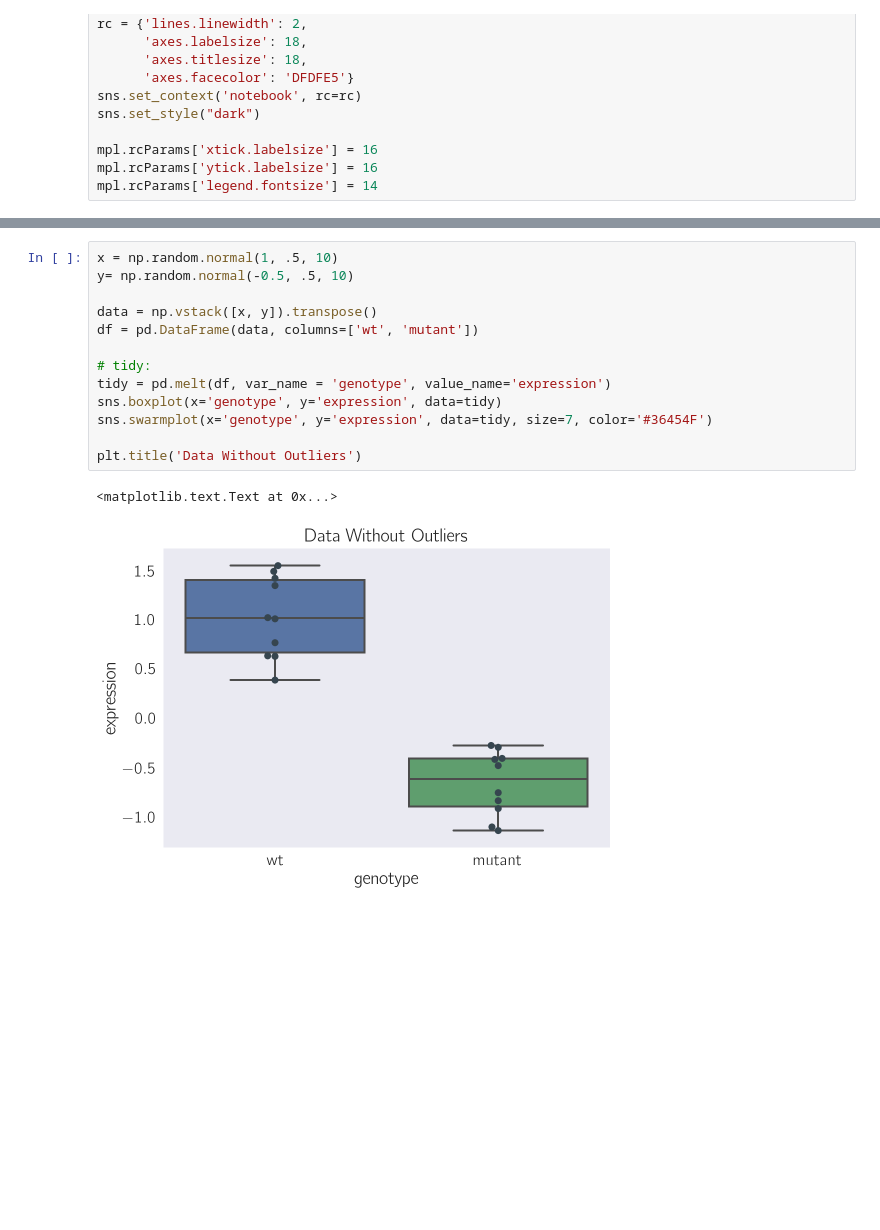
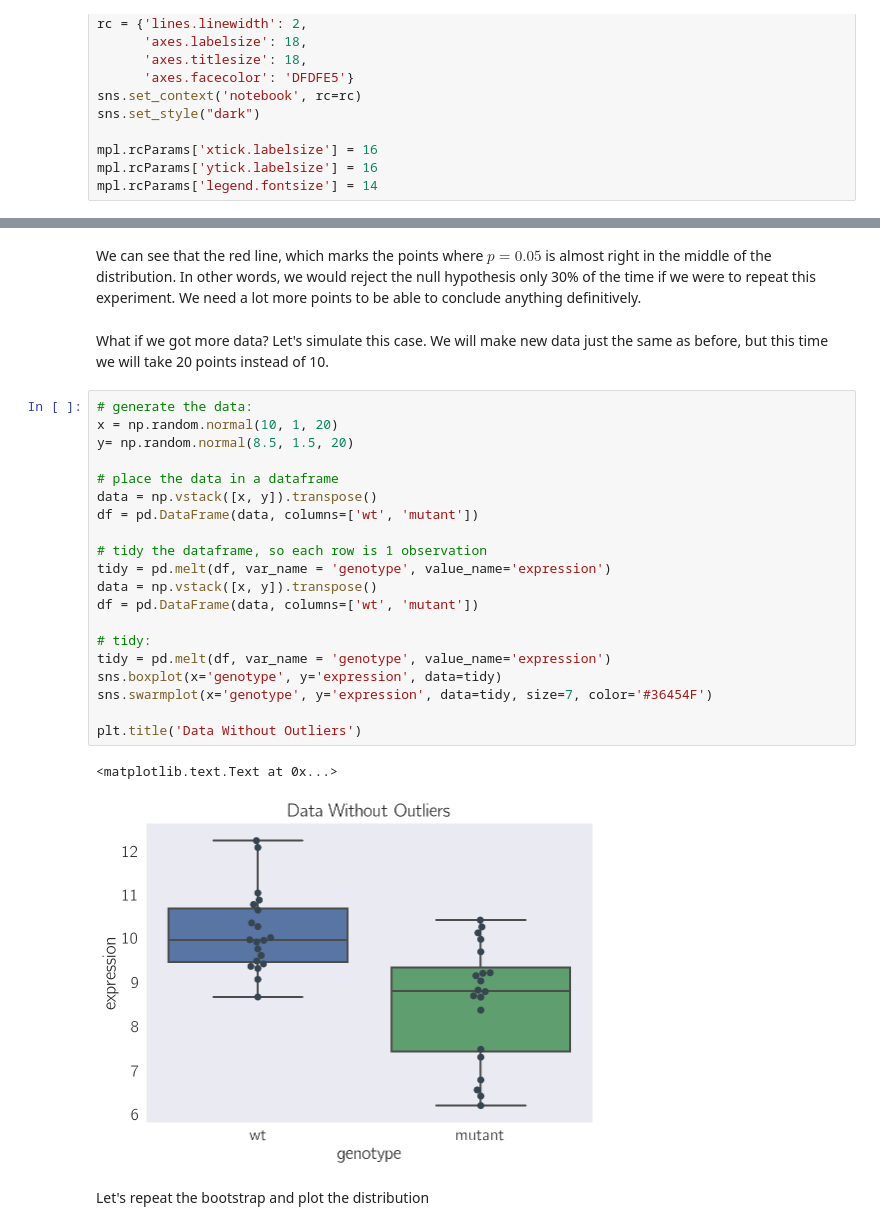
Before and after one commit to WormLabCaltech/mprsq, a Jupyter notebook: src/stats_tutorials/Introduction to Parametric Boostrapping.ipynb, the cells around one changed output, grey strips where cells are left out. Drawn from its saved outputs; the diff is of its cells as text; blank space fills up the shorter version.

Commit message:
almost finished bayesian model selection tutorial

```diff
--- a/src/stats_tutorials/Introduction to Parametric Boostrapping.ipynb
+++ b/src/stats_tutorials/Introduction to Parametric Boostrapping.ipynb
@@ -112,19 +184,32 @@ Fraction of the time the p-value was less than 0.05: 0.317
+# %% [markdown]
+We can see that the red line, which marks the points where $p=0.05$ is almost right in the middle of the distribution. In other words, we would reject the null hypothesis only 30% of the time if we were to repeat this experiment. We need a lot more points to be able to conclude anything definitively.
+# %% [markdown]
+What if we got more data? Let's simulate this case. We will make new data just the same as before, but this time we will take 20 points instead of 10.
 # %%
-x = np.random.normal(1, .5, 10)
-y= np.random.normal(-0.5, .5, 10)
+# generate the data:
+x = np.random.normal(10, 1, 20)
+y= np.random.normal(8.5, 1.5, 20)
 
+# place the data in a dataframe
+data = np.vstack([x, y]).transpose()
+df = pd.DataFrame(data, columns=['wt', 'mutant'])
+
+# tidy the dataframe, so each row is 1 observation
+tidy = pd.melt(df, var_name = 'genotype', value_name='expression')
 data = np.vstack([x, y]).transpose()
 df = pd.DataFrame(data, columns=['wt', 'mutant'])
 
 # tidy:
 tidy = pd.melt(df, var_name = 'genotype', value_name='expression')
 sns.boxplot(x='genotype', y='expression', data=tidy)
 sns.swarmplot(x='genotype', y='expression', data=tidy, size=7, color='#36454F')
 
 plt.title('Data Without Outliers')
 # %% [output]
 <matplotlib.text.Text at 0x...>
-[figure, old version]
+[figure, new version]
+# %% [markdown]
+Let's repeat the bootstrap and plot the distribution
 # %%
 wt = tidy[tidy.genotype == 'wt'].expression.values
 mt = tidy[tidy.genotype == 'mutant'].expression.values
```
Also changed, not shown: parts of 21 cells of this notebook, 4 other files.
